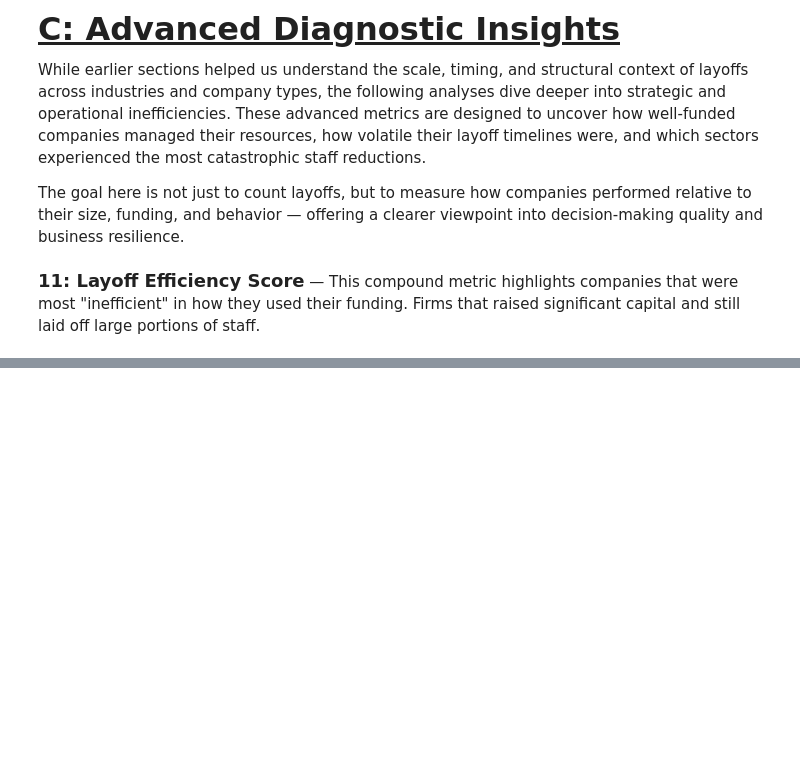
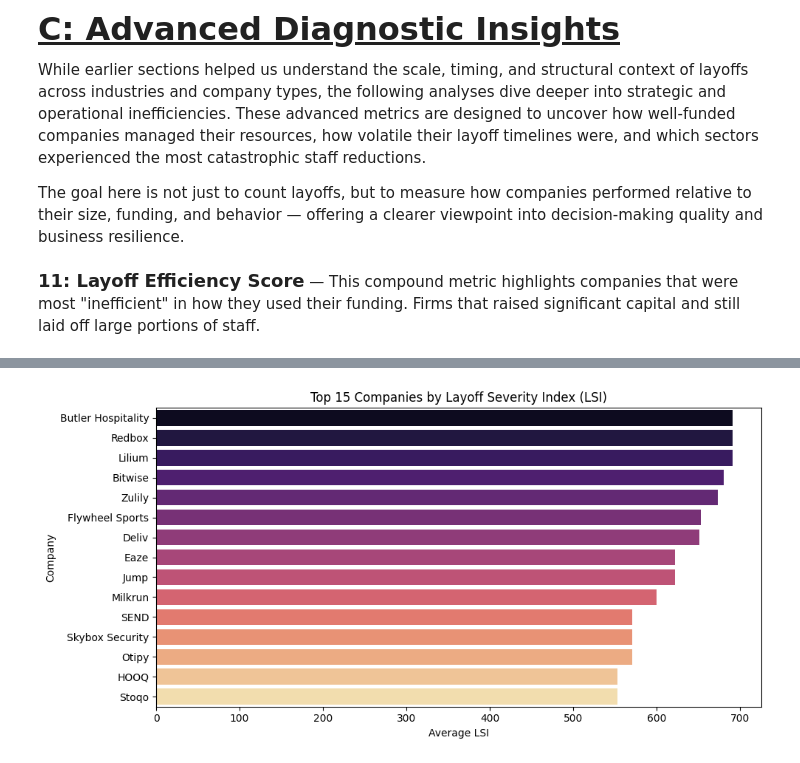
Before and after one commit to Tushar-9802/Tech-Layoffs-Analysis, a Jupyter notebook: EDA.ipynb, the cells around one changed output, grey strips where cells are left out. Drawn from its saved outputs; the diff is of its cells as text; code cells hidden in the pictures; blank space fills up the shorter version.

```diff
--- a/EDA.ipynb
+++ b/EDA.ipynb
@@ -492,0 +535,26 @@ Passing `palette` without assigning `hue` is deprecated and will be removed in v
+# %%
+df_filtered = df.copy()
+df_filtered = df_filtered[(df_filtered['percentage_laid_off'].notnull()) & (df_filtered['total_laid_off'].notnull())]
+
+# Calculate Layoff Severity Index
+df_filtered['layoff_severity_index'] = df_filtered['percentage_laid_off'] * np.log(df_filtered['total_laid_off'] + 1)
+
+# Average LSI per company
+lsi_by_company = (
+    df_filtered.groupby('company')['layoff_severity_index']
+    .mean()
+    .reset_index()
+    .sort_values('layoff_severity_index', ascending=False)
+    .head(15)
+)
+
+# Plot
+plt.figure(figsize=(10, 5))
+sns.barplot(x='layoff_severity_index', y='company', data=lsi_by_company, palette='magma')
+plt.title("Top 15 Companies by Layoff Severity Index (LSI)")
+plt.xlabel("Average LSI")
+plt.ylabel("Company")
+plt.tight_layout()
+plt.show()
+# %% [output]
+[figure, added]
```
Also changed, not shown: parts of 11 cells of this notebook.
